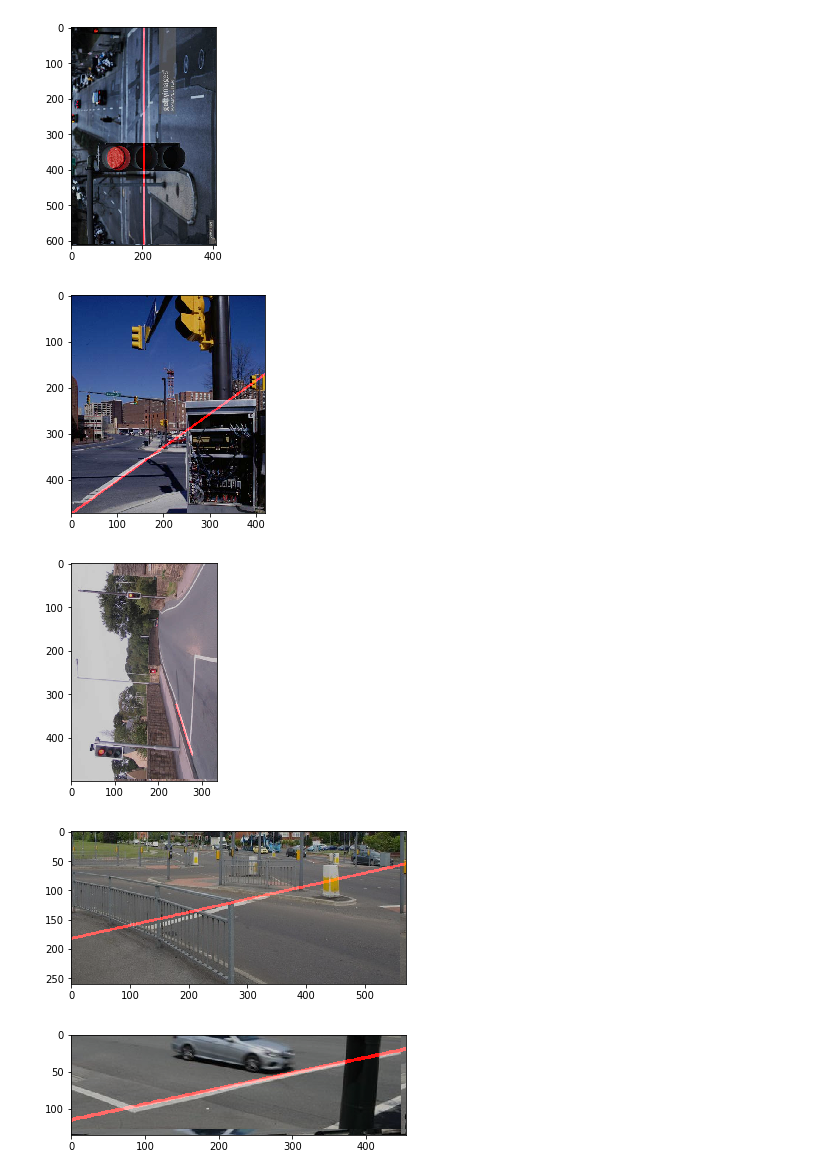
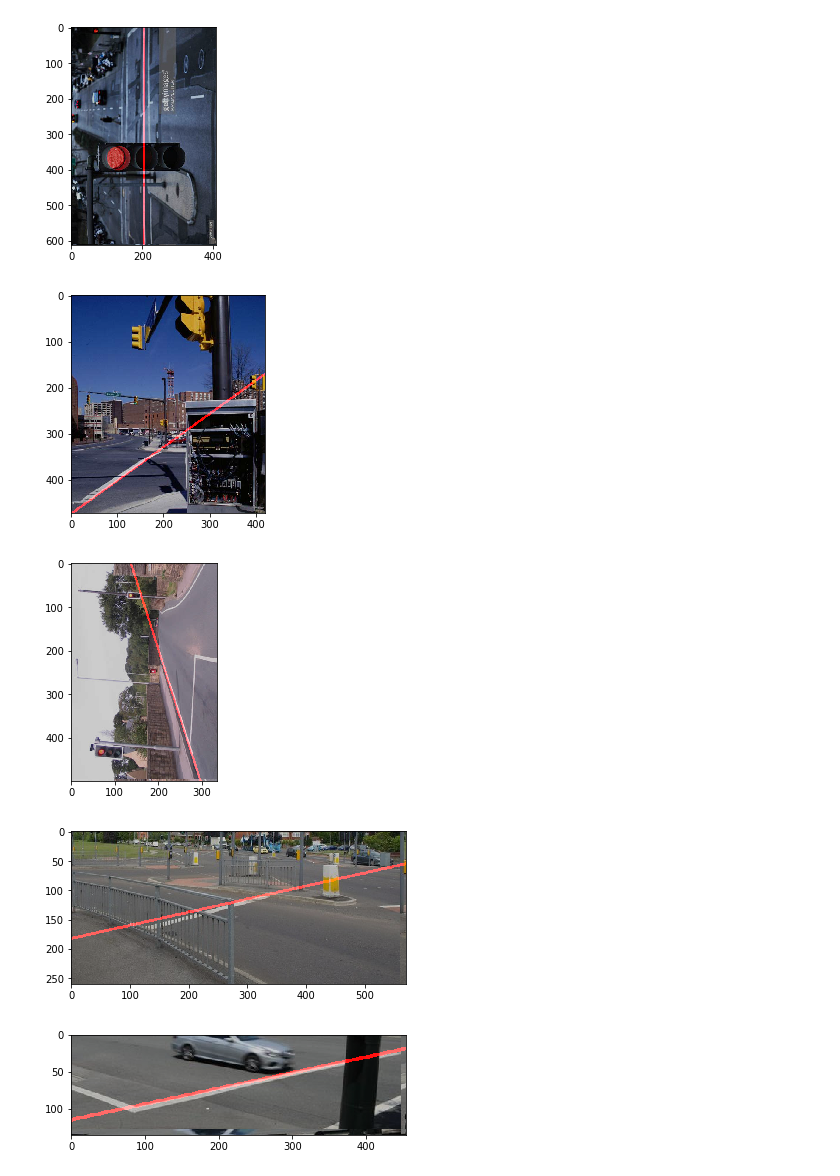
Before and after one commit to bordia98/Minor-Project, a Jupyter notebook: line_detection.ipynb, the cells around one changed output. Drawn from its saved outputs; the diff is of its cells as text; code cells hidden in the pictures.

```diff
--- a/line_detection.ipynb
+++ b/line_detection.ipynb
@@ -61,7 +61,7 @@ def hough_lines(img, rho, theta, threshold, min_line_len, max_line_gap):
 def weighted_img(img, initial_img, α=0.8, β=1., γ=0.):
     return cv2.addWeighted(initial_img, α, img, β, γ)
 # %%
-for i in range(1,7):
+for i in range(1,9):
     image = mpimg.imread('Line_Data/test_images/'+str(i)+'.jpg')
     im = Image.open('Line_Data/test_images/'+str(i)+'.jpg')
     width, height = im.size
@@ -135,35 +135,51 @@ for i in range(1,7):
             temp = (i[0]-i[2])**2 + (i[1]-i[3])**2
             if diff < temp:
                 diff = temp
                 ans = i
         line_image = draw_lines(image, [[ans]])
         '''
         Extra ploting the line so as to cover the whole part in image
         '''
         finalans = []
         if (ans[2]- ans[0]) ==0:
             finalans=[int(ans[0]),int(0),int(ans[0]),int(height)]
         elif (ans[3]-ans[1])==0:
             finalans=[int(0),int(ans[1]),int(width),int(ans[1])]
         else:
             x1=0
             m = (ans[3]-ans[1]) / (ans[2]- ans[0])
             y1 = ans[1] + m*(x1-ans[0])
-            y2=0
-            x2 = ((y2-ans[1])/m) + ans[0]
+            x2 = width
+            y2 = ans[1] + m*(x2-ans[0])
             finalans=[int(x1),int(y1),int(x2),int(y2)]
+        flag = 0
         for i in finalans:
             if i<0:
+                flag = 1
+                break
+
+        if flag == 1:
+            y1=0
+            m = (ans[3]-ans[1]) / (ans[2]- ans[0])
+            x1 = ans[0] + (y1-ans[1])/m
+            y2 = height
+            x2 = ans[0] + (y2-ans[1])/m
+            finalans=[int(x1),int(y1),int(x2),int(y2)]
+        flag = 0
+        for i in finalans:
+            if i<0:
+                flag = 1
                 finalans = ans
                 break
+
         line_image = draw_lines(image, [[finalans]])
         plt.figure()
         plt.imshow(line_image)
         plt.show()
 # %% [output]
 [figure]
 [figure]
 [figure]
-[figure, old version]
+[figure, new version]
 [figure]
 [figure]
```
Also changed, not shown: parts of 1 cell of this notebook, 1 other file.
